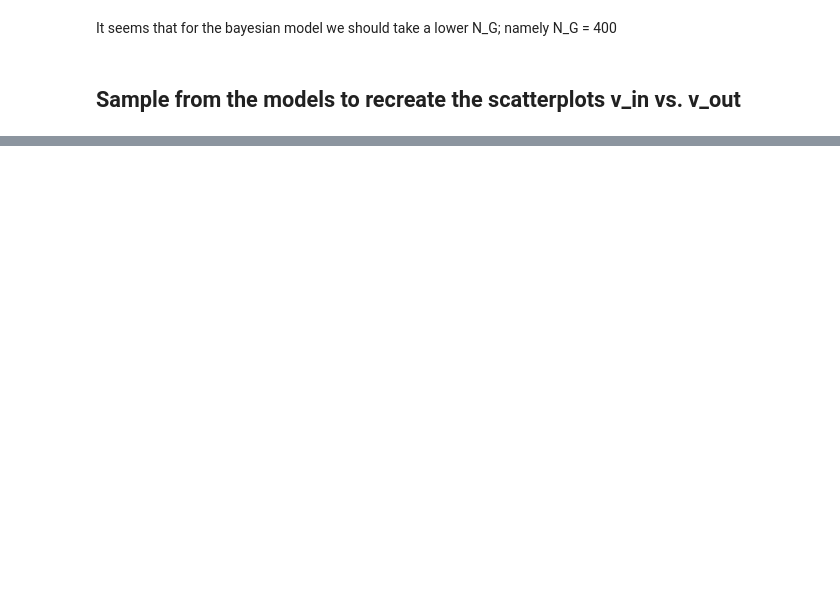
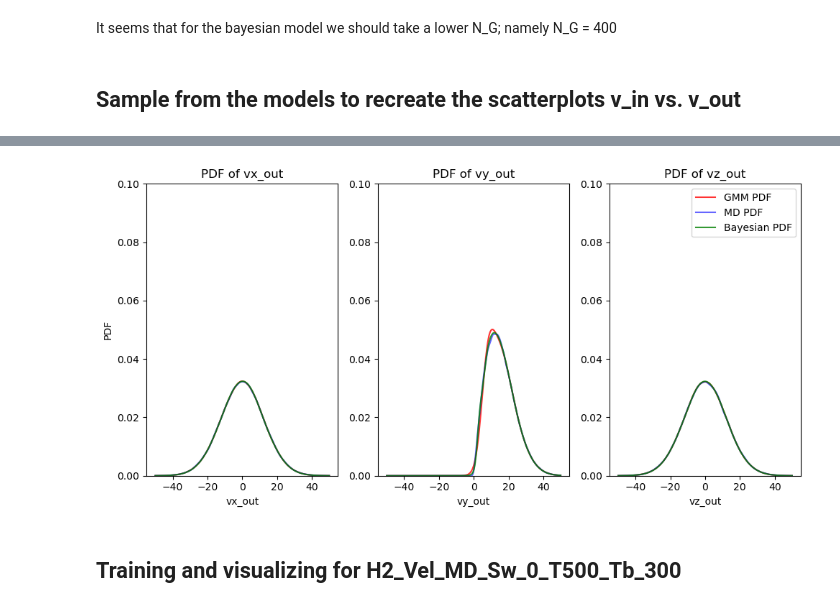
Before and after one commit to QuintenTijn/4AI000_Heat_and_flow, a Jupyter notebook: Materials_for_ML_assigment_2025/Bayesian_testing_notebook.ipynb, the cells around one changed output, grey strips where cells are left out. Drawn from its saved outputs; the diff is of its cells as text; code cells hidden in the pictures; blank space fills up the shorter version.

```diff
--- a/Materials_for_ML_assigment_2025/Bayesian_testing_notebook.ipynb
+++ b/Materials_for_ML_assigment_2025/Bayesian_testing_notebook.ipynb
@@ -400,0 +556,9 @@ It seems that for the bayesian model we should take a lower N_G; namely N_G = 40
+# %%
+# Seperate the visualization and training part
+visualize_pdf(X_df_2, gmm_model_2, bayesian_model_2, title2, N_G_gmm, N_G_bayesian)
+
+# TODO: also add a function for visualizing all the scatters
+# %% [output]
+[figure, added]
+# %% [markdown]
+## Training and visualizing for H2_Vel_MD_Sw_0_T500_Tb_300
```
Also changed, not shown: parts of 15 cells of this notebook, 7 other files.
